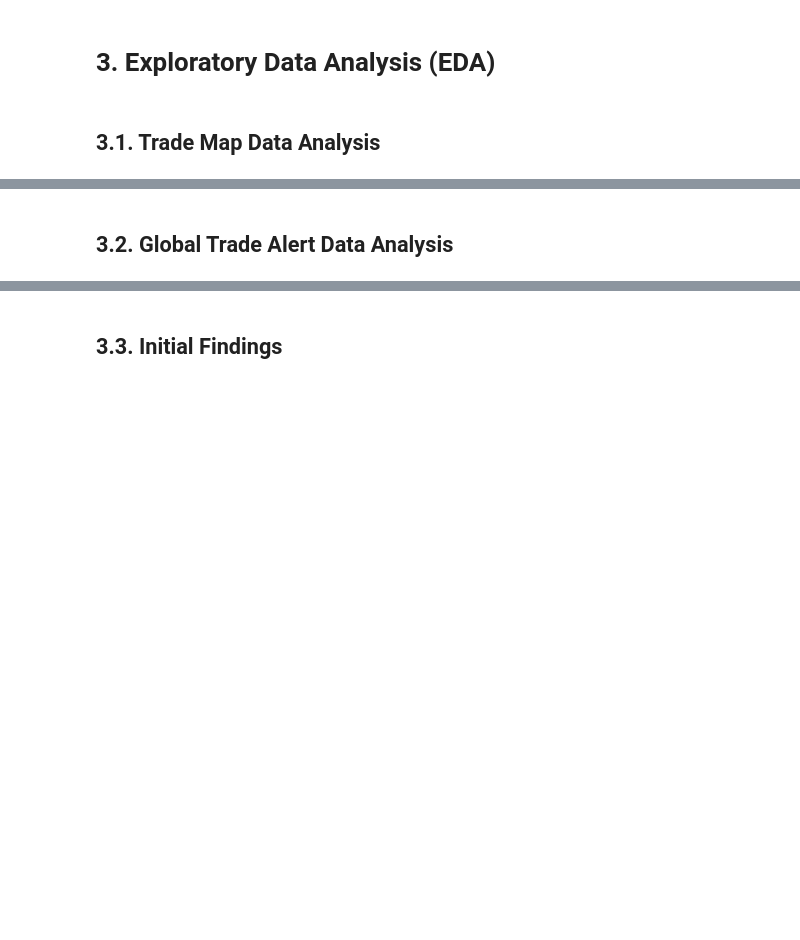
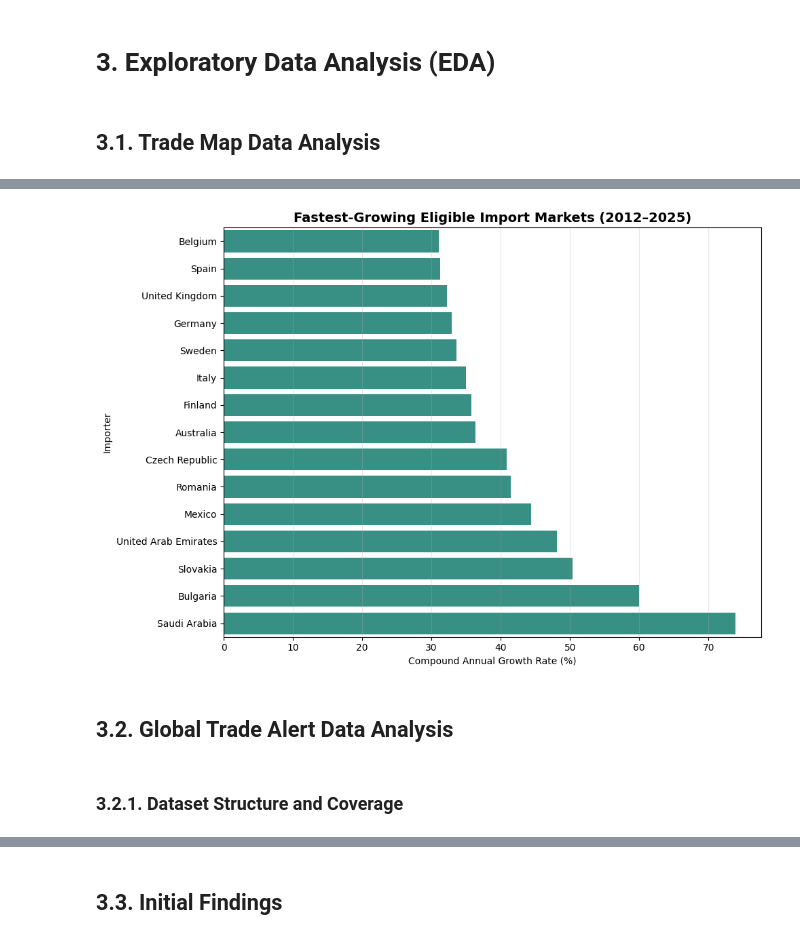
Before and after one commit to atessberfin/voltradar, a Jupyter notebook: notebooks/VoltRadar_Masters_Thesis.ipynb, the cells around one changed output, grey strips where cells are left out. Saved outputs shown, nothing was run; the diff lists cells and outputs as text; code cells hidden in the pictures; blank space fills up the shorter version.

```diff
--- a/notebooks/VoltRadar_Masters_Thesis.ipynb
+++ b/notebooks/VoltRadar_Masters_Thesis.ipynb
@@ -192,2 +683,32 @@ Duplicate Intervention IDs:
+# %%
+top_growth_markets = (
+    meaningful_growth
+    .head(15)
+    .sort_values("CAGR (%)", ascending=True)
+)
+
+plt.figure(figsize=(10, 7))
+
+sns.barplot(
+    data=top_growth_markets,
+    x="CAGR (%)",
+    y="Importers",
+    color="#2a9d8f"
+)
+
+plt.title(
+    f"Fastest-Growing Eligible Import Markets ({start_year}–{end_year})",
+    fontsize=14,
+    fontweight="bold"
+)
+plt.xlabel("Compound Annual Growth Rate (%)")
+plt.ylabel("Importer")
+plt.grid(axis="x", alpha=0.3)
+plt.tight_layout()
+plt.show()
+# %% [output]
+[figure, added]
 # %% [markdown]
 ## **3.2. Global Trade Alert Data Analysis**
+# %% [markdown]
+### **3.2.1. Dataset Structure and Coverage**
```
Also changed, not shown: parts of 93 cells of this notebook.
